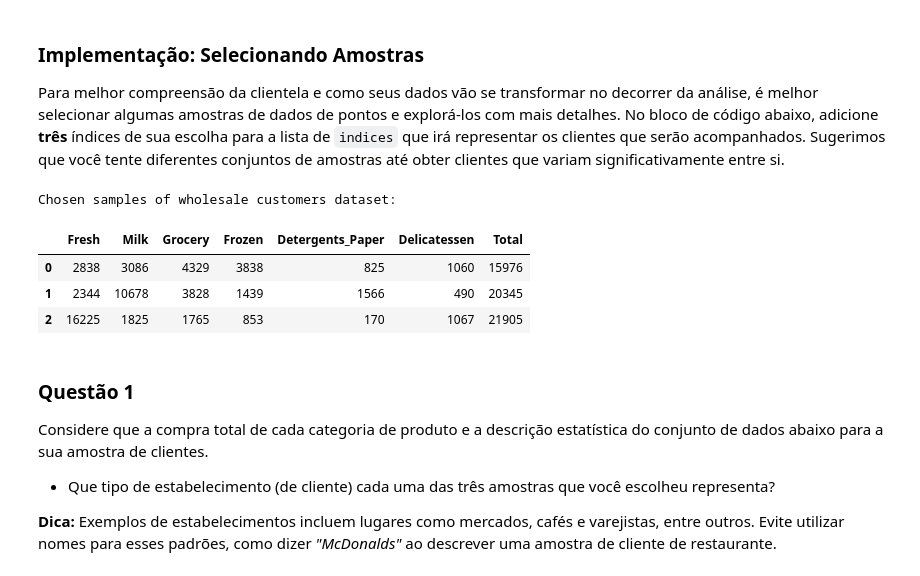
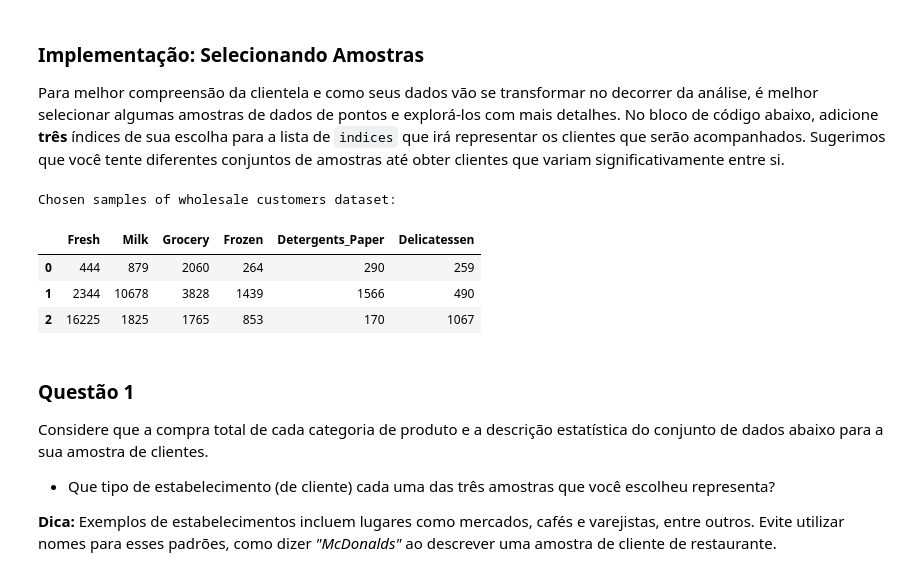
Before and after one commit to rodfloripa/Projeto9, a Jupyter notebook: customer_segments/customer_segments_PT.ipynb, the cells around one changed output. Saved outputs shown, nothing was run; the diff lists cells and outputs as text; code cells hidden in the pictures.

```diff
--- a/customer_segments/customer_segments_PT.ipynb
+++ b/customer_segments/customer_segments_PT.ipynb
@@ -44,6 +44,6 @@ Nesta seção, você vai começar a explorar os dados através de visualizaçõe
 Execute o bloco de código abaixo para observar as descrições estatísticas sobre o conjunto de dados. Note que o conjunto é compostos de seis categorias importantes de produtos: **'Fresh'**, **'Milk'**, **'Grocery'**, **'Frozen'**, **'Detergents_Paper'** e **'Delicatessen'** (Perecíveis, Lacticínios, Secos e Molhados, Congelados, Limpeza/Higiene, Padaria/Frios). Considere o que cada categoria representa em termos os produtos que você poderia comprar.
 # %%
 # Mostre a descrição do conjunto de dados
-data['Total']= data.T.iloc[:].sum()
+
 display(data.describe())
 # %% [output]
@@ -62,19 +62,18 @@ Para melhor compreensão da clientela e como seus dados vão se transformar no d
 # %%
 # TODO: Selecione três índices de sua escolha que você gostaria de obter como amostra do conjunto de dados
 
-indices = [292,231,150]
+indices = [299,231,150]
 
 # Crie um DataFrame das amostras escolhidas
 samples = pd.DataFrame(data.loc[indices], columns = data.keys()).reset_index(drop = True)
 print "Chosen samples of wholesale customers dataset:"
 display(samples)
-data = data.drop('Total', axis=1);
 # %% [output]
 Chosen samples of wholesale customers dataset:
-|  | Fresh | Milk | Grocery | Frozen | Detergents_Paper | Delicatessen | Total |
-| 0 | 2838 | 3086 | 4329 | 3838 | 825 | 1060 | 15976 |
-| 1 | 2344 | 10678 | 3828 | 1439 | 1566 | 490 | 20345 |
-| 2 | 16225 | 1825 | 1765 | 853 | 170 | 1067 | 21905 |
+|  | Fresh | Milk | Grocery | Frozen | Detergents_Paper | Delicatessen |
+| 0 | 444 | 879 | 2060 | 264 | 290 | 259 |
+| 1 | 2344 | 10678 | 3828 | 1439 | 1566 | 490 |
+| 2 | 16225 | 1825 | 1765 | 853 | 170 | 1067 |
 # %% [markdown]
 ### Questão 1
 Considere que a compra total de cada categoria de produto e a descrição estatística do conjunto de dados abaixo para a sua amostra de clientes.
```
Also changed, not shown: parts of 28 cells of this notebook.
